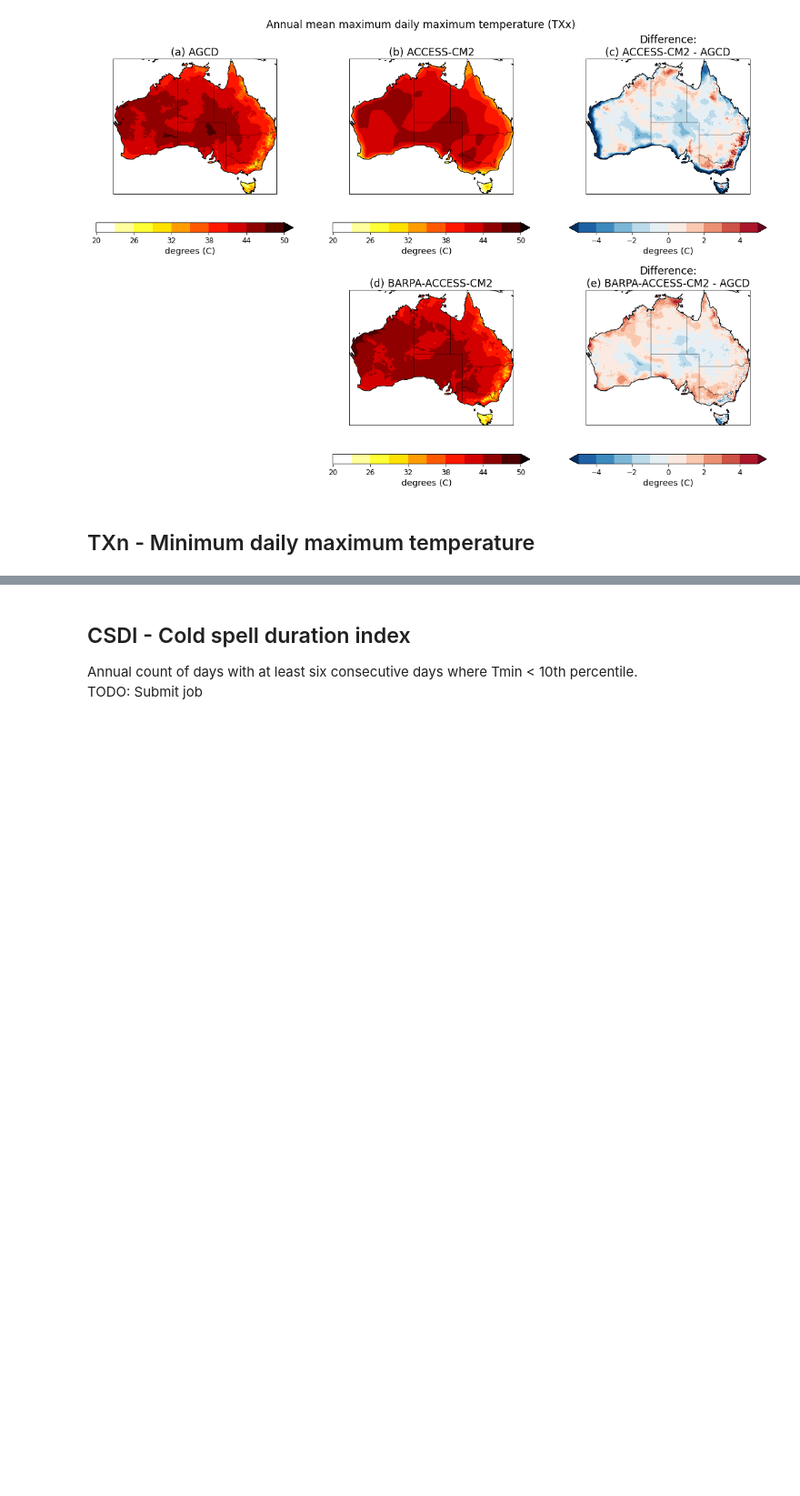
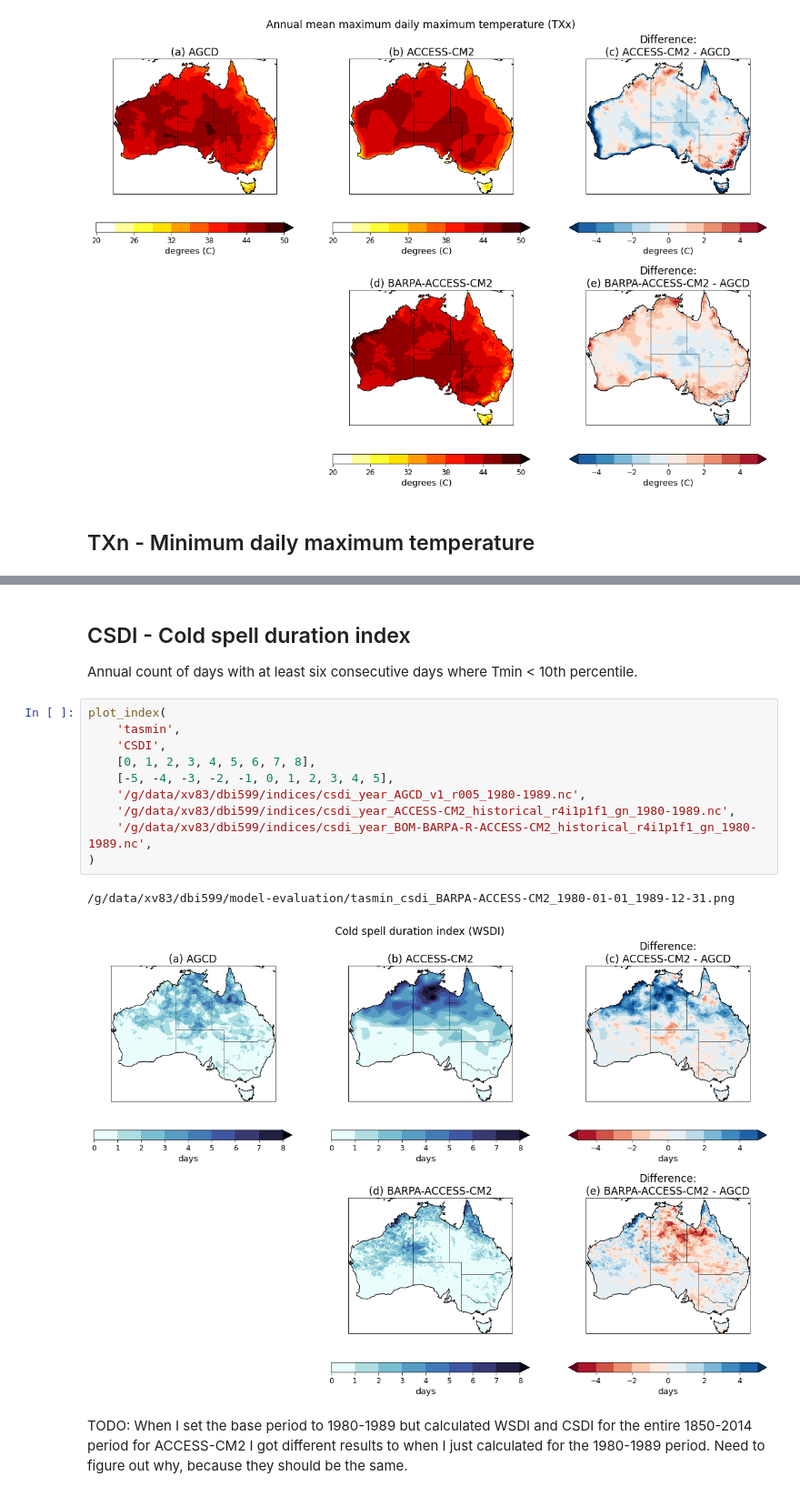
Before and after one commit to AusClimateService/model-evaluation, a Jupyter notebook: temperature_extremes.ipynb, the cells around one changed output, grey strips where cells are left out. Shown at 91% size. Drawn from its saved outputs; the diff is of its cells as text; blank space fills up the shorter version.

Commit message:
Add WDSI and CSDI

```diff
--- a/temperature_extremes.ipynb
+++ b/temperature_extremes.ipynb
@@ -116,4 +136,18 @@ TODO: Submit job
 ## CSDI - Cold spell duration index
 
 Annual count of days with at least six consecutive days where Tmin < 10th percentile.
-TODO: Submit job
+# %%
+plot_index(
+    'tasmin',
+    'CSDI',
+    [0, 1, 2, 3, 4, 5, 6, 7, 8],
+    [-5, -4, -3, -2, -1, 0, 1, 2, 3, 4, 5],
+    '/g/data/xv83/dbi599/indices/csdi_year_AGCD_v1_r005_1980-1989.nc',
+    '/g/data/xv83/dbi599/indices/csdi_year_ACCESS-CM2_historical_r4i1p1f1_gn_1980-1989.nc',
+    '/g/data/xv83/dbi599/indices/csdi_year_BOM-BARPA-R-ACCESS-CM2_historical_r4i1p1f1_gn_1980-1989.nc',
+)
+# %% [output]
+/g/data/xv83/dbi599/model-evaluation/tasmin_csdi_BARPA-ACCESS-CM2_1980-01-01_1989-12-31.png
+[figure, added]
+# %% [markdown]
+TODO: When I set the base period to 1980-1989 but calculated WSDI and CSDI for the entire 1850-2014 period for ACCESS-CM2 I got different results to when I just calculated for the 1980-1989 period. Need to figure out why, because they should be the same.
```
Also changed, not shown: parts of 5 cells of this notebook, 1 other file.
